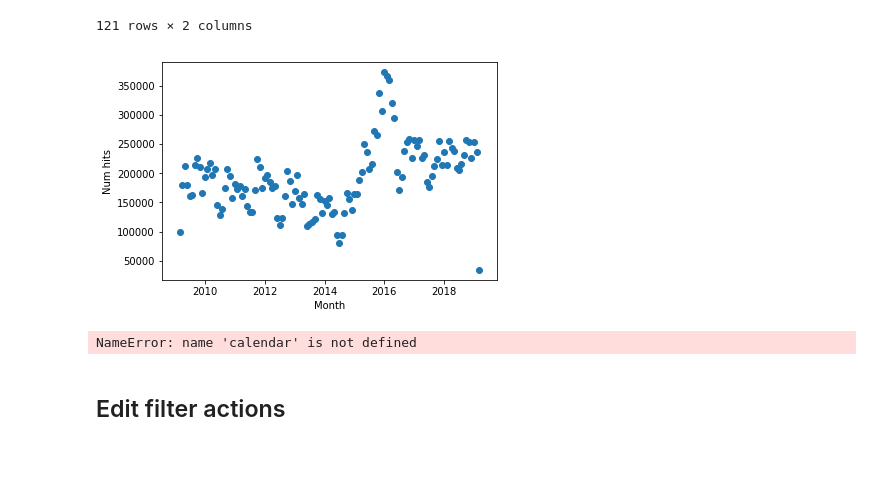
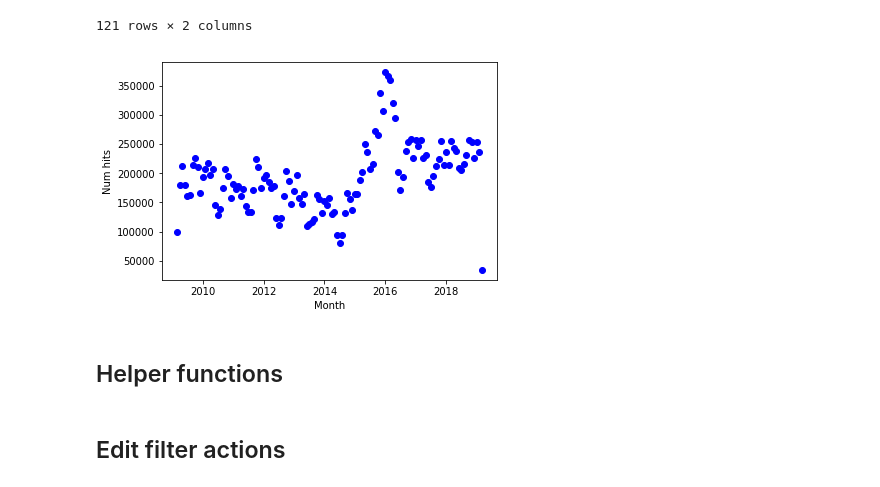
Before and after one commit to lusy/wikifilters, a Jupyter notebook: src/explore.ipynb, the cells around one changed output. Drawn from its saved outputs; the diff is of its cells as text; code cells hidden in the pictures; blank space fills up the shorter version.

Commit message:
Add scatter code

```diff
--- a/src/explore.ipynb
+++ b/src/explore.ipynb
@@ -171,12 +171,12 @@ df_hits
 # %%
 plt.xlabel('Month')
 plt.ylabel('Num hits')
+plt.plot(df_hits['LogMonth'],df_hits['Freq'], 'bo')
+plt.show()
 # %% [output]
-[figure, old version]
+[figure, new version]
-# %%
-calendar.month_name
-# %% [output]
-NameError: name 'calendar' is not defined
+# %% [markdown]
+## Helper functions
 # %%
 flatten = lambda x: list(itertools.chain.from_iterable(x))
 # %% [markdown]
```
